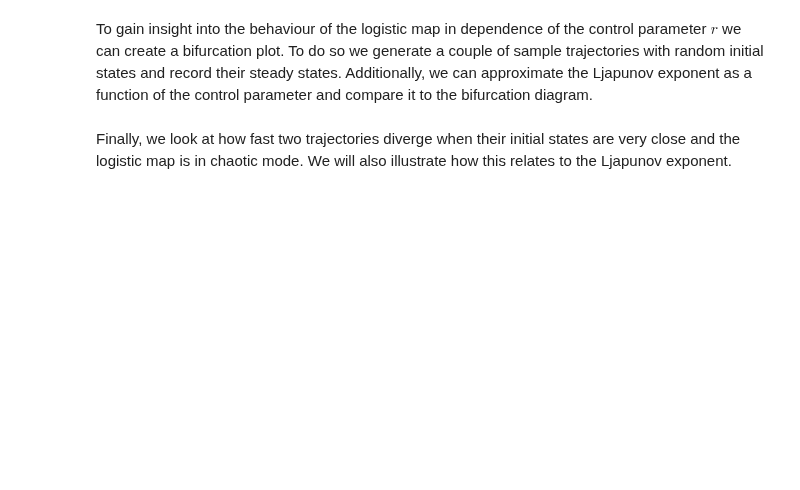
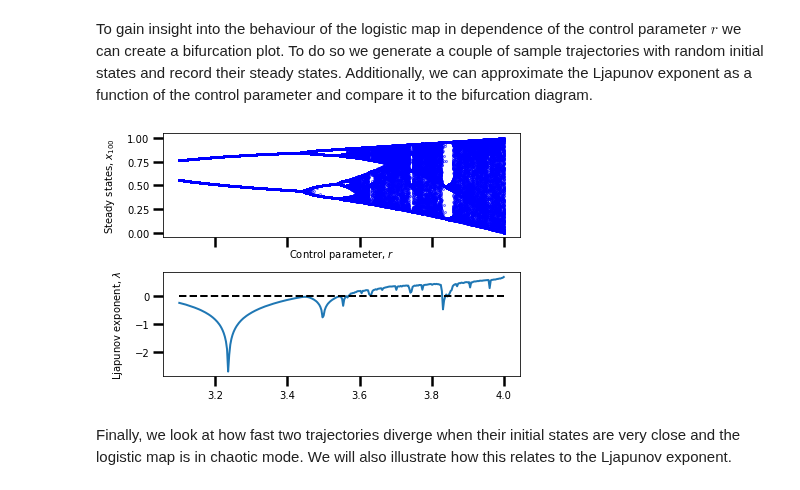
Before and after one commit to FelixSto/NSP_Assignments, a Jupyter notebook: notebooks/sessions/7-1-logistic-map.ipynb, the cells around one changed output. Cells and saved outputs as stored; diff of their text form; code cells hidden in the pictures; blank space fills up the shorter version.

```diff
--- a/notebooks/sessions/7-1-logistic-map.ipynb
+++ b/notebooks/sessions/7-1-logistic-map.ipynb
@@ -163,33 +168,35 @@ bifurcation plot. To do so we generate a couple of sample trajectories with rand
 steady states. Additionally, we can approximate the Ljapunov exponent as a function of the control parameter and
 compare it to the bifurcation diagram.
 # %%
-% matplotlib inline
+%matplotlib inline
 
 # parameters
 r_sweep = np.linspace(3.1, 4., 300)
 num_trajectories = 200
 n_max = 100
 
 # create the logistic maps + sample trajectories
 logmaps = [LogisticMap(r) for r in r_sweep]
 initial_states = np.random.uniform(0, 1, num_trajectories)
 trajectories = np.array([lm.compute_trajectory(initial_states, n_max) for lm in logmaps])
 
 # extract steady states + compute Ljapunov exponents
 steady_states = trajectories[:, :, -1]
 derivatives = np.array([lm.derivative(traj) for lm, traj in zip(logmaps, trajectories)])
 ljpnv_exp = np.mean(np.sum(np.log(np.abs(derivatives)), axis=2), axis=1) / n_max
 
 plt.close('all')
 fix, ax = plt.subplots(2, 1, sharex=True)
 ax[0].plot(r_sweep, steady_states, 'b.', markersize=1)
 ax[0].set_xlabel(r'Control parameter, $r$')
 ax[0].set_ylabel(r'Steady states, $x_{%d}$' % n_max)
 
 ax[1].plot(r_sweep, ljpnv_exp)
 ax[1].plot([r_sweep[0], r_sweep[-1]], [0, 0], 'k--')
-ax[0].set_ylabel(r'Ljapunov exponent, $\lambda$')
+ax[1].set_ylabel(r'Ljapunov exponent, $\lambda$')
 plt.tight_layout()
+# %% [output]
+[figure, added]
 # %% [markdown]
 Finally, we look at how fast two trajectories diverge when their initial states are very close and the logistic map
 is in chaotic mode. We will also illustrate how this relates to the Ljapunov exponent.
```
Also changed, not shown: parts of 4 cells of this notebook, 1 other file.
